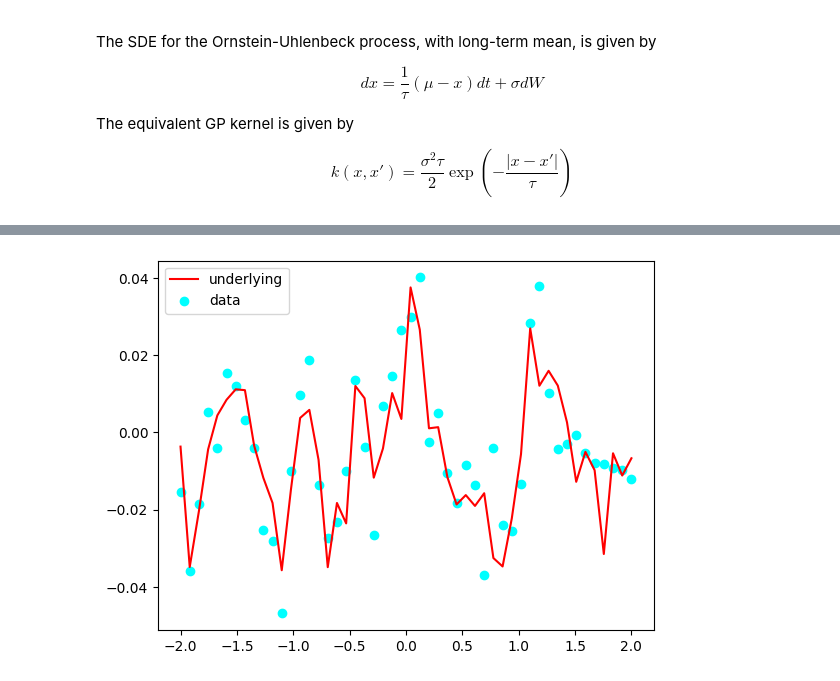
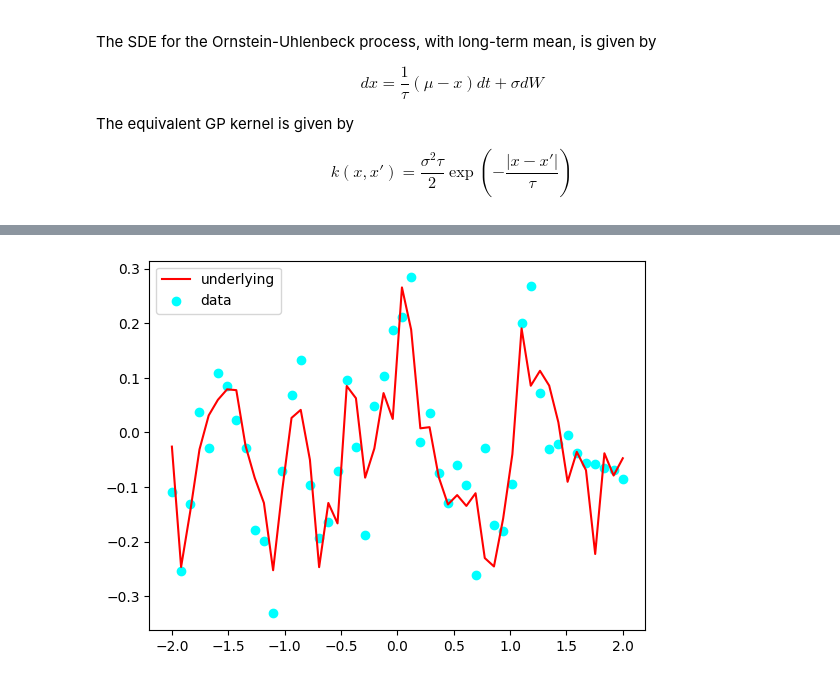
Before and after one commit to Joshuaalbert/jaxns, a Jupyter notebook: docs/examples/ou_process.ipynb, the cells around one changed output, grey strips where cells are left out. Saved outputs shown, nothing was run; the diff lists cells and outputs as text; code cells hidden in the pictures.

```diff
--- a/docs/examples/ou_process.ipynb
+++ b/docs/examples/ou_process.ipynb
@@ -37,24 +32,24 @@ WARNING:jax._src.xla_bridge:An NVIDIA GPU may be present on this machine, but a
 # %%
 N = 50
 num_outliers = int(0.15 * N)
 np.random.seed(42)
 X = jnp.linspace(-2., 2., N)[:, None]
 true_tau, true_sigma = 0.2, np.sqrt(0.2)
 true_scale = true_tau
-true_amplitude = true_sigma ** 2 * true_tau / 2
+true_amplitude = jnp.sqrt(true_sigma ** 2 * true_tau / 2)
 true_noise = 0.5 * true_amplitude
 data_mu = jnp.zeros((N,))
 prior_cov = tfpk.MaternOneHalf(amplitude=true_amplitude, length_scale=true_scale).matrix(X, X) + 1e-13 * jnp.eye(N)
 
 Y = jnp.linalg.cholesky(prior_cov) @ random.normal(random.PRNGKey(42), shape=(N,)) + data_mu
 Y_obs = Y + true_noise * random.normal(random.PRNGKey(1), shape=(N,))
 
 plt.plot(X[:, 0], Y, c='red', label='underlying')
 plt.scatter(X[:, 0], Y_obs, c='cyan', label='data')
 plt.legend()
 plt.show()
 # %% [output]
-[figure, old version]
+[figure, new version]
 # %%
 
 
```
Also changed, not shown: parts of 2 cells of this notebook, 2 other files.
